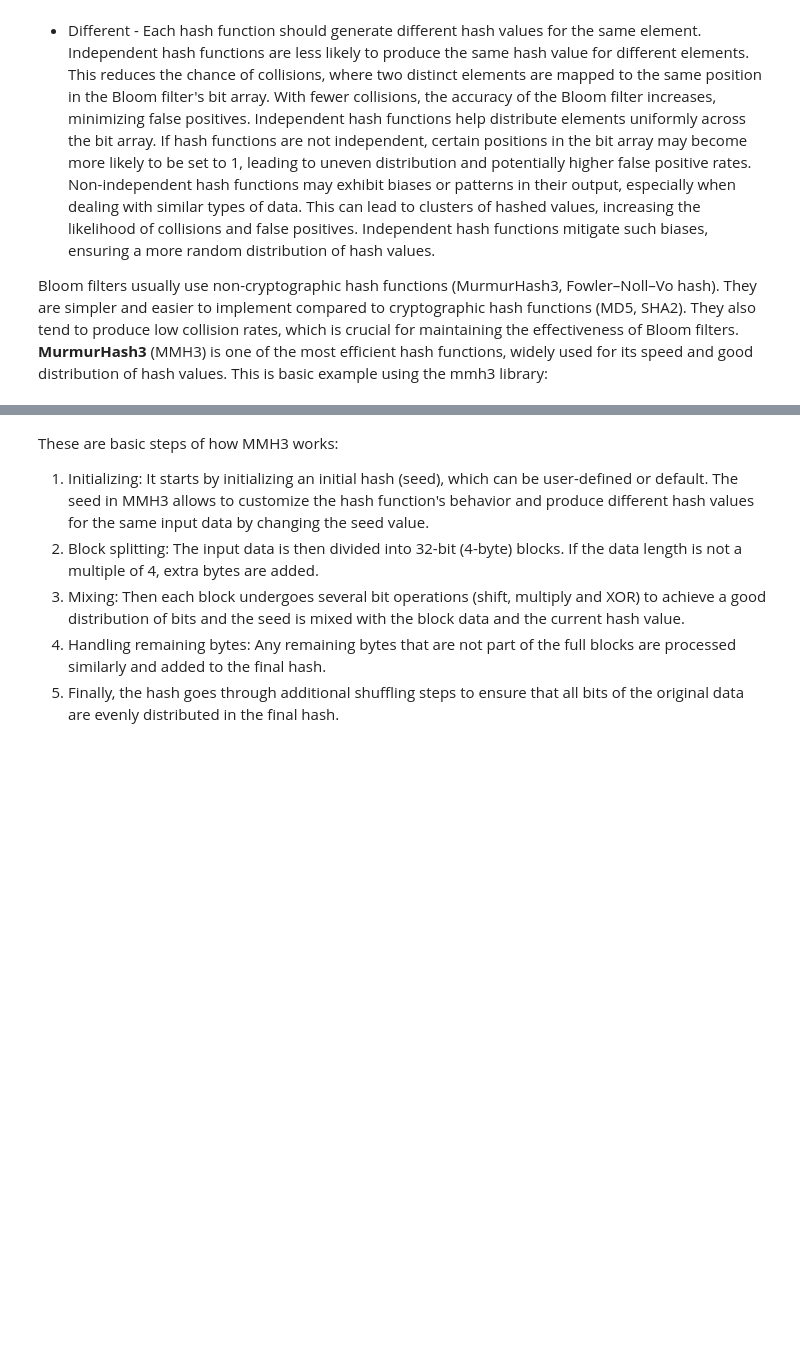
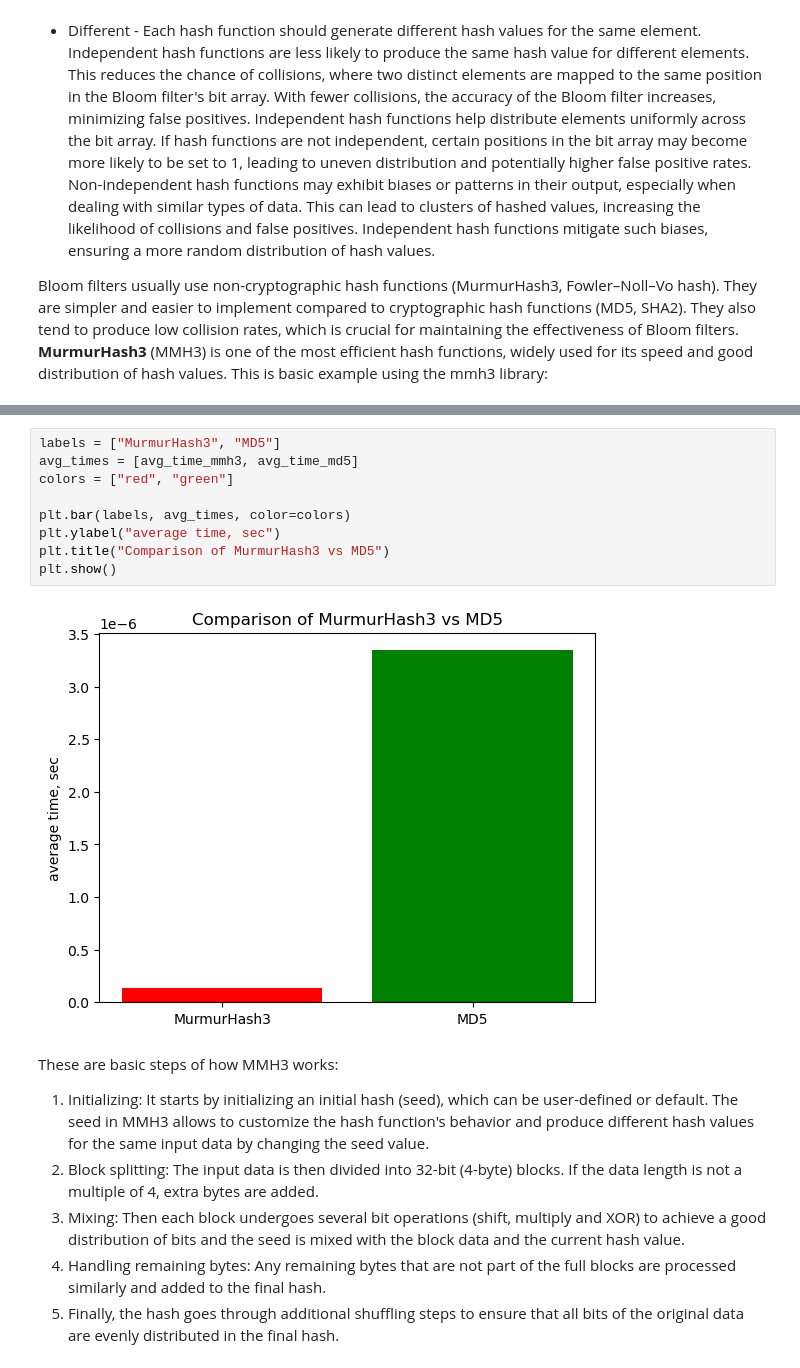
Before and after one commit to vessln/Math_concepts_for_developers, a Jupyter notebook: Personal project/bloom_filter.ipynb, the cells around one changed output, grey strips where cells are left out. Cells and saved outputs as stored; diff of their text form; blank space fills up the shorter version.

```diff
--- a/Personal project/bloom_filter.ipynb
+++ b/Personal project/bloom_filter.ipynb
@@ -313,3 +321,14 @@ Average time taken for MD5: 1.9061803817749023e-06 seconds
+# %%
+labels = ["MurmurHash3", "MD5"]
+avg_times = [avg_time_mmh3, avg_time_md5]
+colors = ["red", "green"]
+
+plt.bar(labels, avg_times, color=colors)
+plt.ylabel("average time, sec")
+plt.title("Comparison of MurmurHash3 vs MD5")
+plt.show()
+# %% [output]
+[figure, added]
 # %% [markdown]
 These are basic steps of how MMH3 works:
 1. Initializing: It starts by initializing an initial hash (seed), which can be user-defined or default. The seed in MMH3 allows to customize the hash function's behavior and produce different hash values for the same input data by changing the seed value.
```
Also changed, not shown: parts of 28 cells of this notebook, 2 other files.
